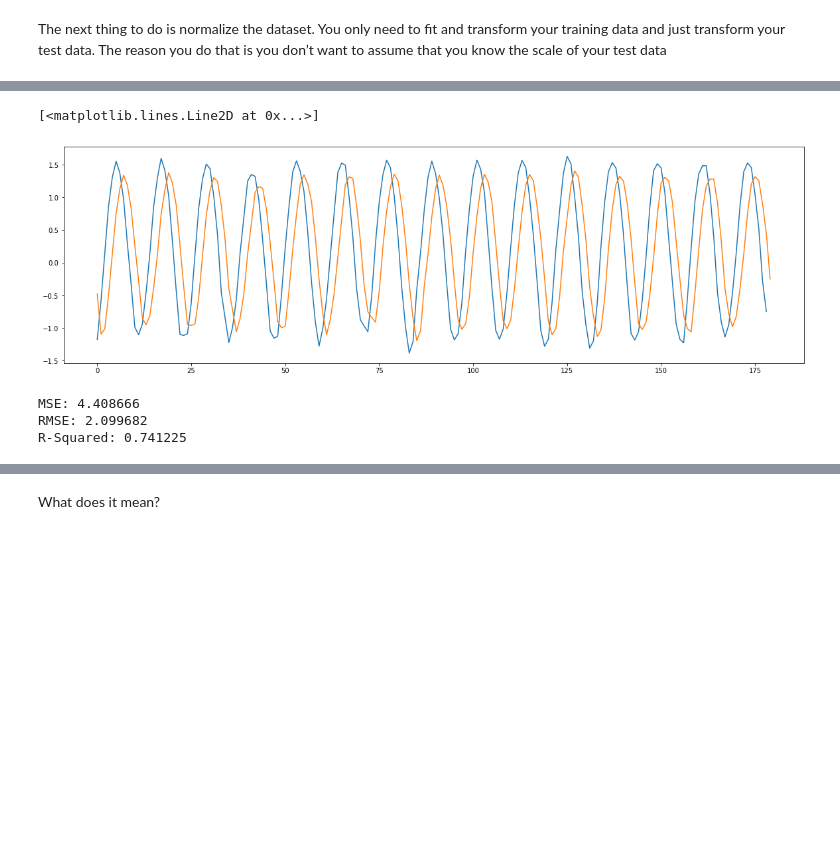
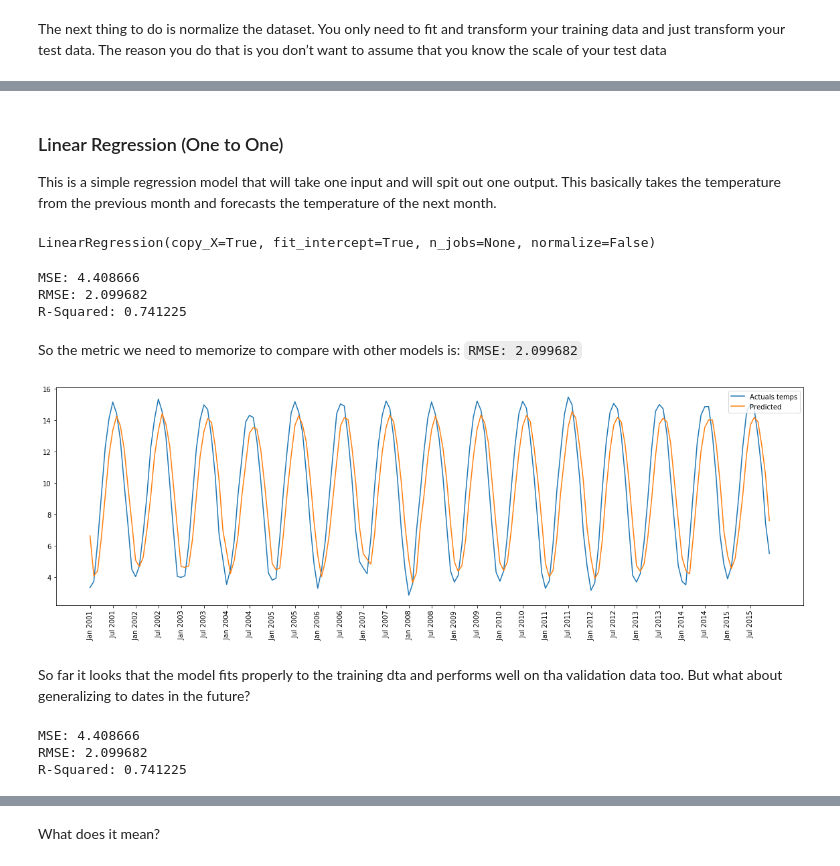
Before and after one commit to santamm/ClimateChange, a Jupyter notebook: Climate_Change_Hackaton.ipynb, the cells around one changed output, grey strips where cells are left out. Drawn from its saved outputs; the diff is of its cells as text; code cells hidden in the pictures; blank space fills up the shorter version.

```diff
--- a/Climate_Change_Hackaton.ipynb
+++ b/Climate_Change_Hackaton.ipynb
@@ -565,29 +549,62 @@ test_y.shape
+# %% [markdown]
+### Linear Regression (One to One)
+
+This is a simple regression model that will take one input and will spit out one output. This basically takes the temperature from the previous month and forecasts the temperature of the next month.
 # %%
 # Linear Regression
 from sklearn.linear_model import LinearRegression
+
+X_train = scaled_train[:-1]
+y_train = scaled_train[1:]
+
+X_test = scaled_test[:-1]
+test_y = scaled_test[1:]
+
+
 regressor = LinearRegression()
 regressor.fit(X_train, y_train)
-
-#predict the test set results
-y_pred = regressor.predict(X_test)
+# %% [output]
+LinearRegression(copy_X=True, fit_intercept=True, n_jobs=None, normalize=False)
 # %%
-X_test_NN = np.insert(X_test,0,X_train[-1][0]).reshape(-1,1)
-predictions = regressor.predict(X_test_NN)
-plt.figure(figsize=(20,6))
-plt.plot(y_test)
-plt.plot(predictions)
+#predict the test set results
+X_test_NN = np.insert(X_test, 0, X_train[-1][0]).reshape(-1,1)
+y_pred = regressor.predict(X_test_NN)
-# %% [output]
-[<matplotlib.lines.Line2D at 0x...>]
-[figure, removed]
 # %%
 # Metrics
-from sklearn.metrics import mean_squared_error, r2_score
-predictions_inv_scaled = sc.inverse_transform(predictions)
+y_pred_inv_scaled = sc.inverse_transform(y_pred)
+actuals = sc.inverse_transform(y_test)
 
-print('MSE: %f'%mean_squared_error(test,predictions_inv_scaled))
-print('RMSE: %f'%np.sqrt(mean_squared_error(test,predictions_inv_scaled)))
-print('R-Squared: %f'%r2_score(test,predictions_inv_scaled))
+print('MSE: %f'%mean_squared_error(actuals,y_pred_inv_scaled))
+print('RMSE: %f'%np.sqrt(mean_squared_error(actuals,y_pred_inv_scaled)))
+print('R-Squared: %f'%r2_score(actuals,y_pred_inv_scaled))
 # %% [output]
 MSE: 4.408666
 RMSE: 2.099682
 R-Squared: 0.741225
+# %% [markdown]
+So the metric we need to memorize to compare with other models is: `RMSE: 2.099682`
+# %%
+# Plot predictions vs actual values
+plt.figure(figsize=(20,6))
+plt.plot(actuals, label="Actuals temps")
+plt.plot(y_pred_inv_scaled, label="Predicted")
+plt.legend(loc='upper right')
+plt.xticks(ticks=np.arange(len(y_pred))[::6], labels=pd.date_range(start='2001-01-01', end='2015-12-01', freq = '6MS').strftime(' %b %Y'), rotation="vertical")
+
+plt.show()
+# %% [output]
+[figure, added]
+# %% [markdown]
+So far it looks that the model fits properly to the training dta and performs well on tha validation data too. But what about generalizing to dates in the future?
+# %%
+# Metrics
+y_pred_inv_scaled = sc.inverse_transform(y_pred)
+actuals = sc.inverse_transform(y_test)
+
+print('MSE: %f'%mean_squared_error(actuals,y_pred_inv_scaled))
+print('RMSE: %f'%np.sqrt(mean_squared_error(actuals,y_pred_inv_scaled)))
+print('R-Squared: %f'%r2_score(actuals,y_pred_inv_scaled))
+# %% [output]
+MSE: 4.408666
+RMSE: 2.099682
+R-Squared: 0.741225
```
Also changed, not shown: parts of 48 cells of this notebook.
